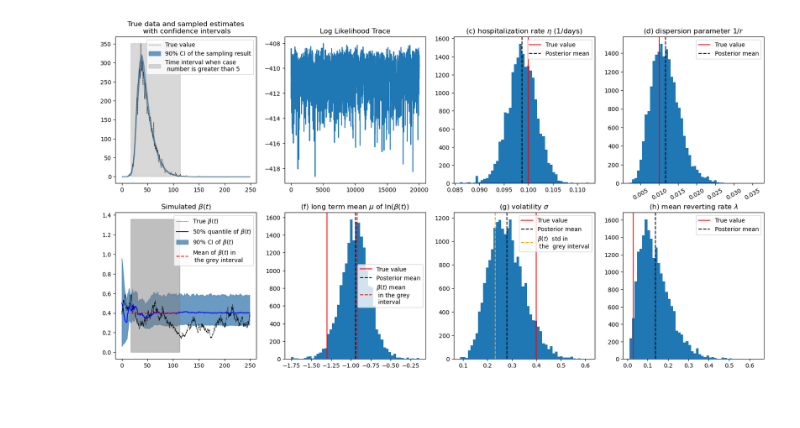
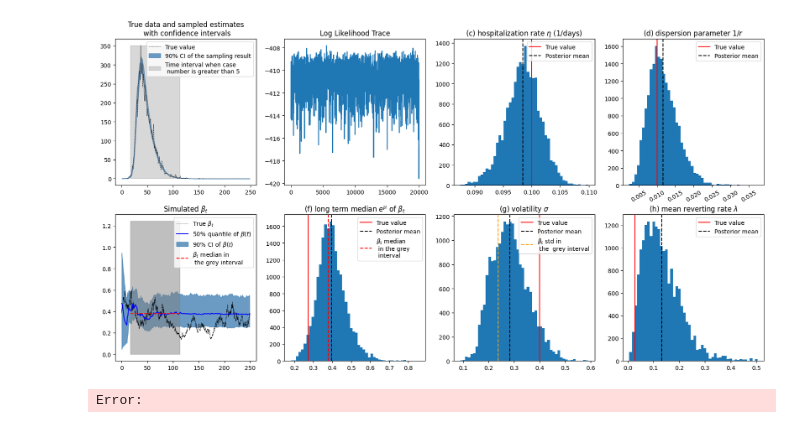
Before and after one commit to NAU-CCL/PMCMC, a Jupyter notebook: Experiment_1/plot_bad_example.ipynb, the cells around one changed output. Saved outputs shown, nothing was run; the diff lists cells and outputs as text; code cells hidden in the pictures; blank space fills up the shorter version.

```diff
--- a/Experiment_1/plot_bad_example.ipynb
+++ b/Experiment_1/plot_bad_example.ipynb
@@ -19,11 +19,11 @@ sig=0.4
 model_params = {'gamma':1/1000,'L':0.,'D':1/7,'hosp':1/10,'R':1/100,'sig_state':0.005,'lam':1/35,'mean_ou':-1.3,'sig':0.4}
 
 param_names = ['hosp','R','mean_ou','sig','lam']
-param_symbol = ['(c) hospitalization rate $\\eta$ (1/days)','(d) dispersion parameter $1/r$','(f) long term mean $\\mu$ of $\ln(\\beta(t))$','(g) volatility $\\sigma$','(h) mean reverting rate $\\lambda$']
+param_symbol = ['(c) hospitalization rate $\\eta$ (1/days)','(d) dispersion parameter $1/r$','(f) long term median $e^\\mu$ of $\\beta_t$','(g) volatility $\\sigma$','(h) mean reverting rate $\\lambda$']
 
 run=13
 burn_in = 80_000
-output = np.load(f'Results/PMCMC_Output_{run}.npz')
+output = np.load(f'Results/PMCMC_Output_exp{run}_1.npz')
 
 #the function extract_intervel(time_series, threshold) retuens the first and last index of the time_series that is greater than the threshold k
 extract_intervel = lambda time_series, threshold: (np.argmax(time_series>threshold), len(time_series)-np.argmax(time_series[::-1]>threshold)-1)
@@ -41,7 +41,8 @@ fig,axs = plt.subplots(nrows = 2,ncols = 4,figsize = (20,10))
 # Remaining subplots
 # Plot for beta_t in axs[1, 3]
 #axs[1, 0].fill_between(t_vec[first:last] * (1/dt), 0, np.max(output['MLE_particle_dist'][:, 4, :]), alpha=0.5, color='grey')
-mean_beta = np.mean(np.log(output['MLE_particle_dist'][:, 4, first:last]))
+median_beta = np.median(np.median(output['MLE_particle_dist'][:, 4, first:last],axis = 1))
+
 #compute the variance of beta_t in the grey interval
 var_beta = np.sqrt(np.var(np.log(output['MLE_particle_dist'][:, 4, first:last]))/(1-np.exp(-2*sig)))
 #compute the std of beta_t in the grey interval
@@ -56,7 +57,7 @@ axs[0, 0].fill_between(t_vec[::int(1/dt)],
                        np.percentile(output['MLE_Observation_dist'][:, 0, :].T, 95, axis=1),
                        alpha=0.8, color='steelblue', label='90% CI of the sampling result')
 axs[0, 0].fill_between(t_vec[first:last] * (1/dt), 0, np.max(output['data']), alpha=0.3, color='grey', label='Time interval when case \n number is greater than 5')
-axs[0, 0].legend()
+axs[0, 0].legend(loc = 'upper right')
 
 # Plotting log-likelihood trace in axs[0, 1]
 axs[0, 1].set_title('Log Likelihood Trace')
@@ -67,60 +68,61 @@ axs[0, 2].hist(output['accepted_params'][0, burn_in:], bins=50)
 axs[0, 2].set_title(f"{param_symbol[0]}")
 axs[0, 2].axvline(x=model_params[param_names[0]], color='red', label='True value')
 axs[0, 2].axvline(x=np.mean(output['accepted_params'][0, burn_in:]), color='black', linestyle='--', label='Posterior mean')
-axs[0, 2].legend()
+axs[0, 2].legend(loc = 'upper right')
 
 axs[0, 3].hist(output['accepted_params'][1, burn_in:], bins=50)
 axs[0, 3].set_title(f"{param_symbol[1]}")
 axs[0, 3].axvline(x=model_params[param_names[1]], color='red', label='True value')
 axs[0, 3].axvline(x=np.mean(output['accepted_params'][1, burn_in:]), color='black', linestyle='--', label='Posterior mean')
-axs[0, 3].legend()
+axs[0, 3].legend(loc = 'upper right')
 
 # Rotate xticks for axs[0, 3]
 plt.setp(axs[0, 3].xaxis.get_majorticklabels(), rotation=30)
 
 # Plotting simulated beta(t) in axs[1, 0]
-axs[1, 0].set_title('Simulated $\\beta(t)$')
-axs[1, 0].plot(t_vec, output['betas'], '--', color='black', lw=0.5, label='True $\\beta(t)$')
+axs[1, 0].set_title('Simulated $\\beta_t$')
+axs[1, 0].plot(t_vec, output['betas'], '--', color='black', lw=0.5, label='True $\\beta_t$')
 axs[1, 0].plot(t_vec[::int(1/dt)], np.percentile(output['MLE_particle_dist'][:, 4, :].T, 50, axis=1),
                color='blue', label='50% quantile of $\\beta(t)$')
 axs[1, 0].fill_between(t_vec[::int(1/dt)],
                        np.percentile(output['MLE_particle_dist'][:, 4, :].T, 5, axis=1),
                        np.percentile(output['MLE_particle_dist'][:, 4, :].T, 95, axis=1),
                        alpha=0.8, color='steelblue', label='90% CI of $\\beta(t)$')
-axs[1, 0].plot(t_vec[first:last] * (1/dt), np.ones(last - first) * np.exp(mean_beta), '--', color='red', label='Mean of $\\beta(t)$ in \n the grey interval')
+axs[1, 0].plot(t_vec[first:last] * (1/dt), np.ones(last - first) * median_beta, '--', color='red', label='$\\beta_t$ median in \n the grey interval')
 axs[1, 0].fill_between(t_vec[first:last] * (1/dt), 0, np.max(output['MLE_particle_dist'][:, 4, :]), alpha=0.5, color='grey')
-axs[1, 0].legend()
+axs[1, 0].legend(loc = 'upper right')
 
 # Plotting histogram and vertical lines for beta parameter estimates in axs[1, 1]
-axs[1, 1].hist(output['accepted_params'][2, burn_in:], bins=50)
-axs[1, 1].axvline(x=model_params[param_names[2]], color='red', label='True value')
-axs[1, 1].axvline(x=np.mean(output['accepted_params'][2, burn_in:]), color='black', linestyle='--', label='Posterior mean')
+axs[1, 1].hist(np.exp(output['accepted_params'][2, burn_in:]), bins=50)
+axs[1, 1].axvline(x=np.exp(model_params[param_names[2]]), color='red', label='True value')
+axs[1, 1].axvline(x=np.mean(np.exp(output['accepted_params'][2, burn_in:])), color='black', linestyle='--', label='Posterior mean')
 axs[1, 1].set_title(f"{param_symbol[2]}")
-axs[1, 1].axvline(x=mean_beta, color='red', linestyle='--',label='$\\beta(t)$ mean   \n in the grey \n interval')
+axs[1, 1].axvline(x=median_beta, color='red', linestyle='--',label='$\\beta_t$ median \n in the grey \n interval')
 #put the legend on the right side
-axs[1, 1].legend(loc='center right')
+axs[1, 1].legend(loc='upper right')
 
 
 # Plotting in the second row, columns 2 and 3
 axs[1, 2].hist(output['accepted_params'][3, burn_in:], bins=50)
 axs[1, 2].set_title(f"{param_symbol[3]}")
 axs[1, 2].axvline(x=model_params[param_names[3]], color='red', label='True value')
 axs[1, 2].axvline(x=np.mean(output['accepted_params'][3, burn_in:]), color='black', linestyle='--', label='Posterior mean')
 #axs[1, 2].axvline(x=var_beta, color='red', linestyle='--',label='$\\beta(t)$  variance in the grey interval')
-axs[1, 2].axvline(x=std_beta, color='orange', linestyle='--',label='$\\beta(t)$  std in \n the  grey interval')
-axs[1, 2].legend()
+axs[1, 2].axvline(x=std_beta, color='orange', linestyle='--',label='$\\beta_t$ std in \n the  grey interval')
+axs[1, 2].legend(loc = 'upper right')
 
 axs[1, 3].hist(output['accepted_params'][4, burn_in:], bins=50)
 axs[1, 3].set_title(f"{param_symbol[4]}")
 axs[1, 3].axvline(x=model_params[param_names[4]], color='red', label='True value')
 axs[1, 3].axvline(x=np.mean(output['accepted_params'][4, burn_in:]), color='black', linestyle='--', label='Posterior mean')
-axs[1, 3].legend()
+axs[1, 3].legend(loc = 'upper right')
 
 
 
 # Saving the figure
 fig.savefig('figures/plot_full_experiment_' + str(run) + '.png', dpi=300)
-plt.show()8
+plt.show()
 plt.close(fig)
 # %% [output]
-[figure, old version]
+[figure, new version]
+Error:
```
Also changed, not shown: 3 other files.
